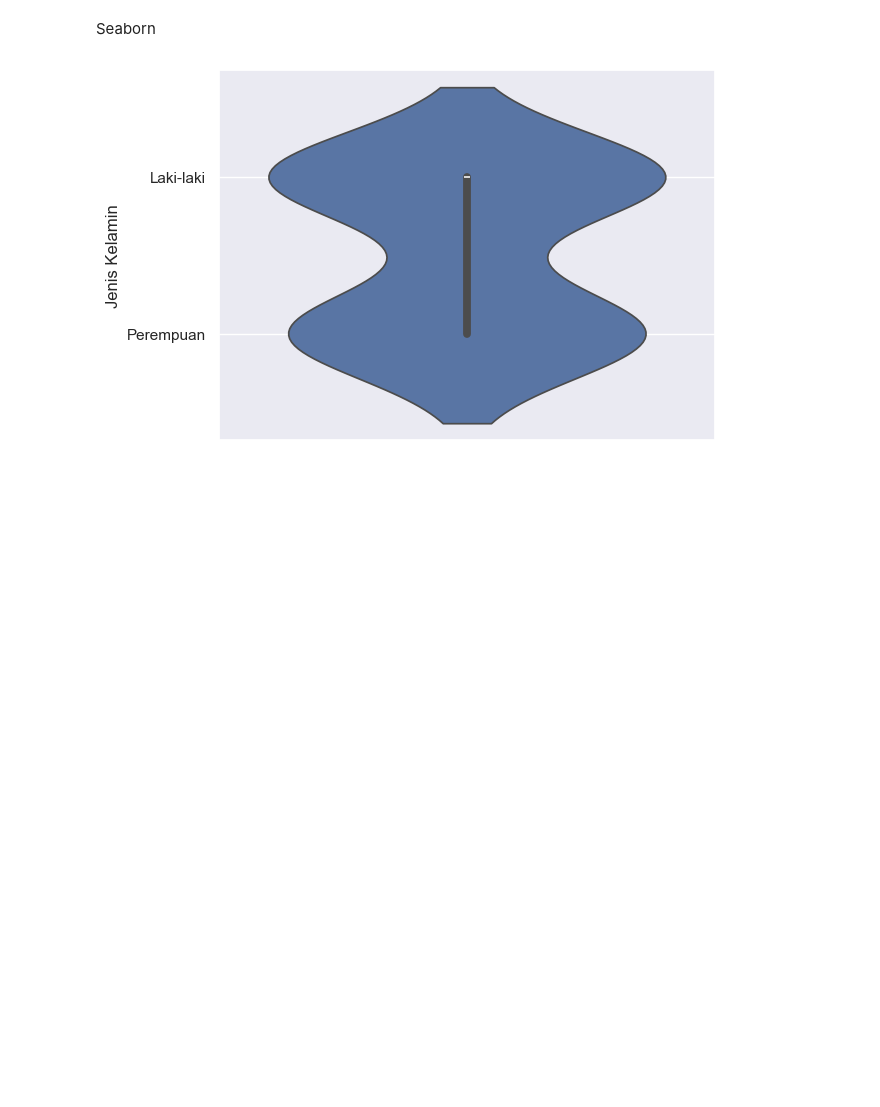
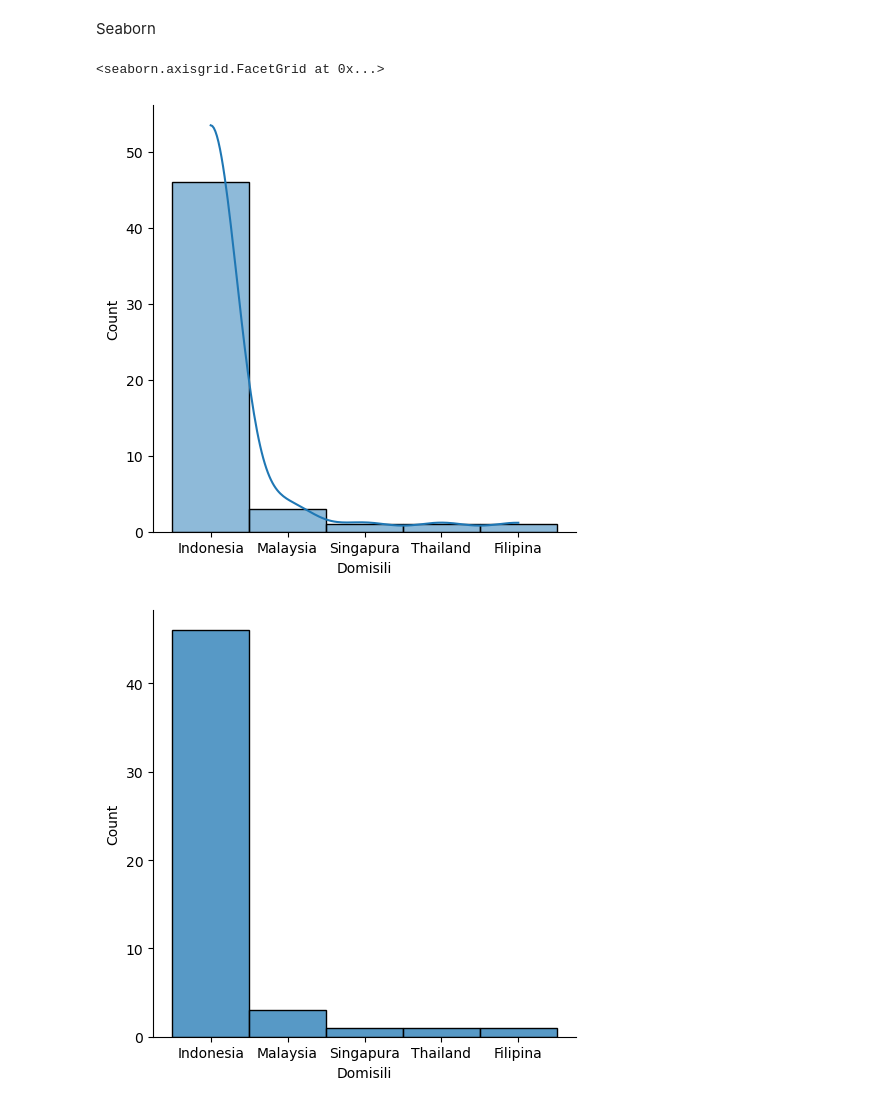
Before and after one commit to ezra1702/road-to-data-science, a Jupyter notebook: third-step.ipynb, the cells around one changed output. Cells and saved outputs as stored; diff of their text form; code cells hidden in the pictures; blank space fills up the shorter version.

```diff
--- a/third-step.ipynb
+++ b/third-step.ipynb
@@ -385,13 +385,17 @@ plt.show()
 [figure]
 # %% [markdown]
 Seaborn
-# %%
-import seaborn as sns
-import pandas as pd
-
-# Membaca data dari file Excel
-mhs = pd.read_excel("data-mahasiswa.xlsx")#Distibusi plot
-
-sns.violinplot(mhs["Jenis Kelamin"]);
-# %% [output]
-[figure, removed]
+# %%
+#Pengenalan Seaborn
+import pandas as pd
+import matplotlib.pyplot as plt
+import seaborn as sns
+data = pd.read_excel("mahasiswa.xlsx")
+
+#Distribution plot
+sns.displot(data.Domisili, kde="true");
+sns.displot(data.Domisili, bins=10)
+# %% [output]
+<seaborn.axisgrid.FacetGrid at 0x...>
+[figure, added]
+[figure, added]
```
Also changed, not shown: parts of 1 cell of this notebook.
